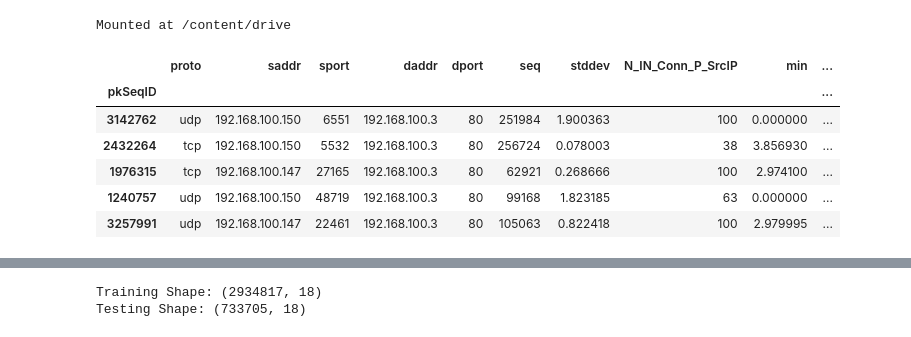
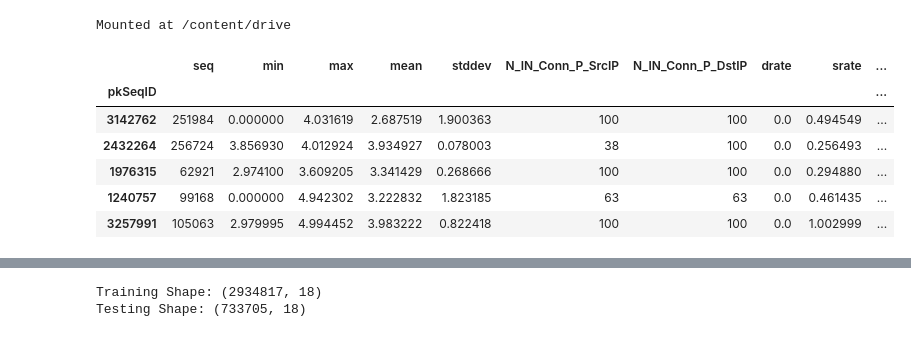
Before and after one commit to merzouka/bds.ml, a Jupyter notebook: eda/eda.ipynb, the cells around one changed output, grey strips where cells are left out. Drawn from its saved outputs; the diff is of its cells as text; code cells hidden in the pictures.

```diff
--- a/eda/eda.ipynb
+++ b/eda/eda.ipynb
@@ -15,15 +15,23 @@ DATASETS_PATH = '/content/drive/My Drive/Datasets/ML Project/data/recommended'
 TRAINING_PATH = f'{DATASETS_PATH}/training/training.csv'
 TESTING_PATH = f'{DATASETS_PATH}/test/test.csv'
 INDEX_COL = 'pkSeqID'
+BEST_FEATURE_ORDER = [
+  'seq', 'min', 'max', 'mean', 'stddev',
+  'N_IN_Conn_P_SrcIP', 'N_IN_Conn_P_DstIP',
+  'drate', 'srate',
+  'saddr', 'sport', 'daddr', 'dport', 'proto',
+  'state_number',
+  'attack', 'category', 'subcategory'
+]
 # %%
-training = pd.read_csv(TRAINING_PATH, index_col=INDEX_COL)
+training = pd.read_csv(TRAINING_PATH, index_col=INDEX_COL)[BEST_FEATURE_ORDER]
 training.head()
 # %% [output]
-|  | proto | saddr | sport | daddr | dport | seq | stddev | N_IN_Conn_P_SrcIP | min | ... |
+|  | seq | min | max | mean | stddev | N_IN_Conn_P_SrcIP | N_IN_Conn_P_DstIP | drate | srate | ... |
 | pkSeqID |  |  |  |  |  |  |  |  |  | ... |
-| 3142762 | udp | 192.168.100.150 | 6551 | 192.168.100.3 | 80 | 251984 | 1.900363 | 100 | 0.000000 | ... |
-| 2432264 | tcp | 192.168.100.150 | 5532 | 192.168.100.3 | 80 | 256724 | 0.078003 | 38 | 3.856930 | ... |
-| 1976315 | tcp | 192.168.100.147 | 27165 | 192.168.100.3 | 80 | 62921 | 0.268666 | 100 | 2.974100 | ... |
-| 1240757 | udp | 192.168.100.150 | 48719 | 192.168.100.3 | 80 | 99168 | 1.823185 | 63 | 0.000000 | ... |
-| 3257991 | udp | 192.168.100.147 | 22461 | 192.168.100.3 | 80 | 105063 | 0.822418 | 100 | 2.979995 | ... |
+| 3142762 | 251984 | 0.000000 | 4.031619 | 2.687519 | 1.900363 | 100 | 100 | 0.0 | 0.494549 | ... |
+| 2432264 | 256724 | 3.856930 | 4.012924 | 3.934927 | 0.078003 | 38 | 100 | 0.0 | 0.256493 | ... |
+| 1976315 | 62921 | 2.974100 | 3.609205 | 3.341429 | 0.268666 | 100 | 100 | 0.0 | 0.294880 | ... |
+| 1240757 | 99168 | 0.000000 | 4.942302 | 3.222832 | 1.823185 | 63 | 63 | 0.0 | 0.461435 | ... |
+| 3257991 | 105063 | 2.979995 | 4.994452 | 3.983222 | 0.822418 | 100 | 100 | 0.0 | 1.002999 | ... |
 # %%
```
Also changed, not shown: parts of 21 cells of this notebook.
